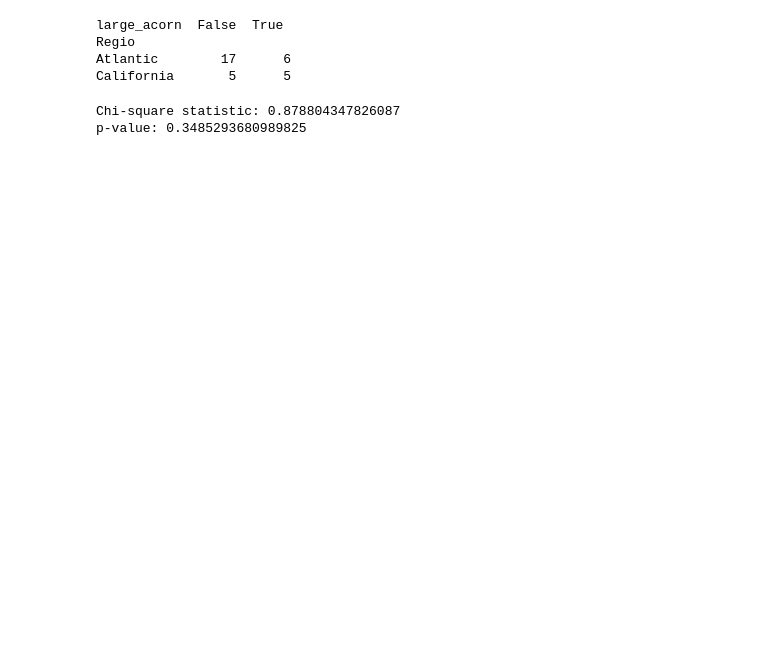
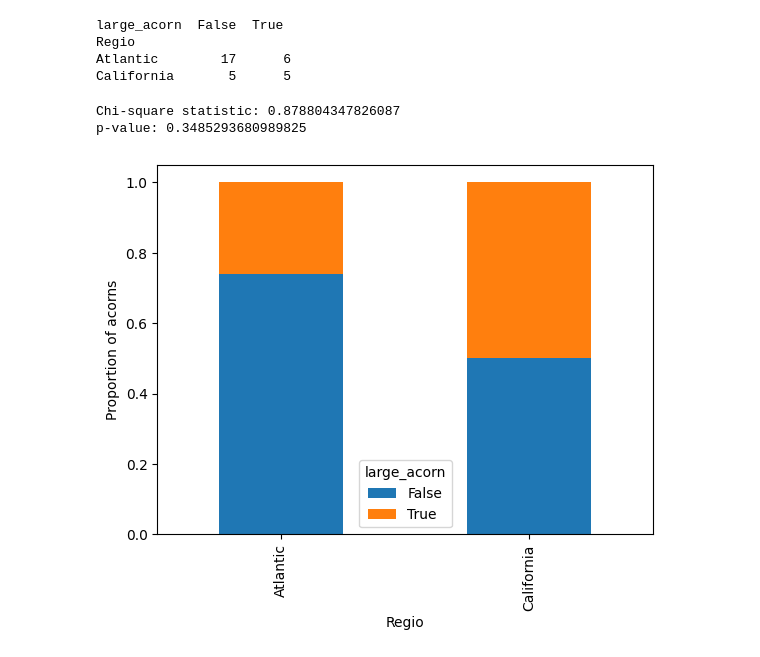
Before and after one commit to Nabla7/intro_stats, a Jupyter notebook: analysis.ipynb, the cells around one changed output. Cells and saved outputs as stored; diff of their text form; code cells hidden in the pictures; blank space fills up the shorter version.

```diff
--- a/analysis.ipynb
+++ b/analysis.ipynb
@@ -268,3 +287,12 @@ print("p-value:", p)
 # %% [output]
 Chi-square statistic: 0.878804347826087
 p-value: 0.3485293680989825
+# %%
+# Normalize the contingency table by total in each row (each region) to get proportions
+contingency_norm = contingency_table.div(contingency_table.sum(axis=1), axis=0)
+
+contingency_norm.plot(kind='bar', stacked=True)
+plt.ylabel('Proportion of acorns')
+plt.show()
+# %% [output]
+[figure, added]
```
Also changed, not shown: parts of 4 cells of this notebook, 1 other file.
